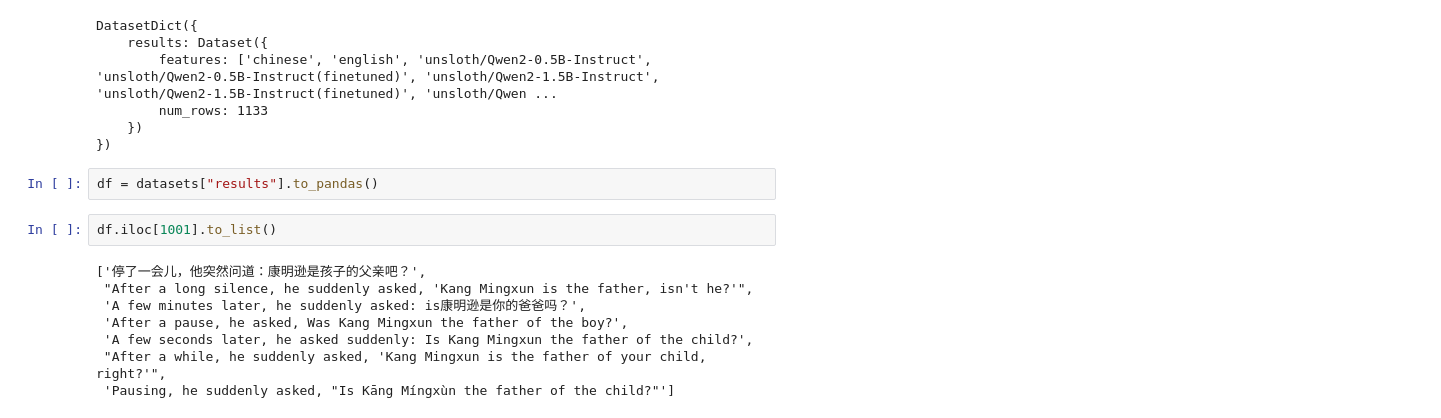
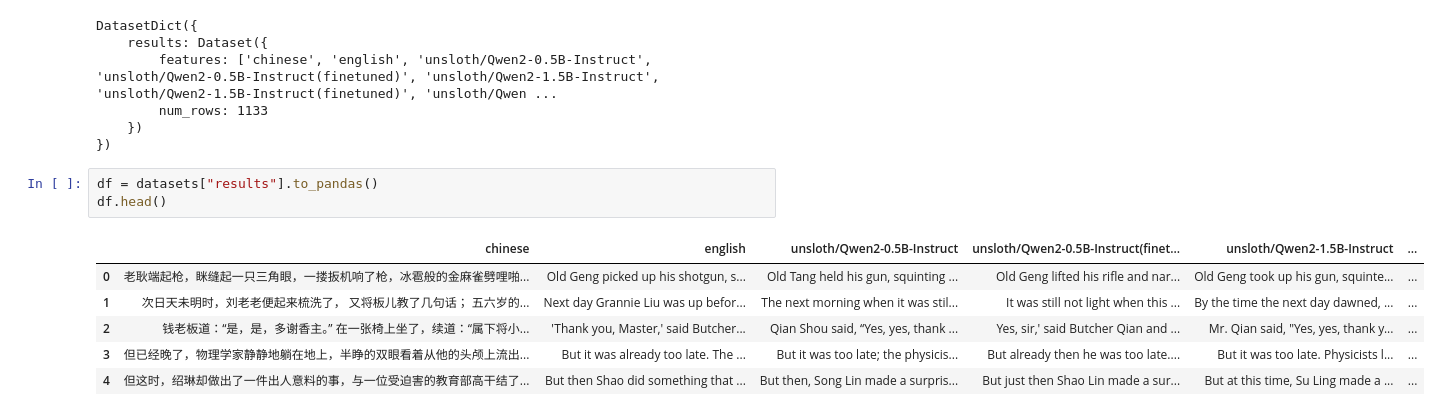
Before and after one commit to smu-ai/novel-translation, a Jupyter notebook: notebooks/00_Data Analysis.ipynb, the cells around one changed output. Cells and saved outputs as stored; diff of their text form.

```diff
--- a/notebooks/00_Data Analysis.ipynb
+++ b/notebooks/00_Data Analysis.ipynb
@@ -63,13 +48,11 @@ DatasetDict({
 })
 # %%
 df = datasets["results"].to_pandas()
+df.head()
+# %% [output]
+|  | chinese | english | unsloth/Qwen2-0.5B-Instruct | unsloth/Qwen2-0.5B-Instruct(finet... | unsloth/Qwen2-1.5B-Instruct | ... |
+| 0 | 老耿端起枪，眯缝起一只三角眼，一搂扳机响了枪，冰雹般的金麻雀劈哩啪... | Old Geng picked up his shotgun, s... | Old Tang held his gun, squinting ... | Old Geng lifted his rifle and nar... | Old Geng took up his gun, squinte... | ... |
+| 1 | 次日天未明时，刘老老便起来梳洗了， 又将板儿教了几句话； 五六岁的... | Next day Grannie Liu was up befor... | The next morning when it was stil... | It was still not light when this ... | By the time the next day dawned, ... | ... |
+| 2 | 钱老板道：“是，是，多谢香主。” 在一张椅上坐了，续道：“属下将小... | 'Thank you, Master,' said Butcher... | Qian Shou said, “Yes, yes, thank ... | Yes, sir,' said Butcher Qian and ... | Mr. Qian said, "Yes, yes, thank y... | ... |
+| 3 | 但已经晚了，物理学家静静地躺在地上，半睁的双眼看着从他的头颅上流出... | But it was already too late. The ... | But it was too late; the physicis... | But already then he was too late.... | But it was too late. Physicists l... | ... |
+| 4 | 但这时，绍琳却做出了一件出人意料的事，与一位受迫害的教育部高干结了... | But then Shao did something that ... | But then, Song Lin made a surpris... | But just then Shao Lin made a sur... | But at this time, Su Ling made a ... | ... |
-# %%
-df.iloc[1001].to_list()
-# %% [output]
-['停了一会儿，他突然问道：康明逊是孩子的父亲吧？',
- "After a long silence, he suddenly asked, 'Kang Mingxun is the father, isn't he?'",
- 'A few minutes later, he suddenly asked: is康明逊是你的爸爸吗？',
- 'After a pause, he asked, Was Kang Mingxun the father of the boy?',
- 'A few seconds later, he asked suddenly: Is Kang Mingxun the father of the child?',
- "After a while, he suddenly asked, 'Kang Mingxun is the father of your child, right?'",
- 'Pausing, he suddenly asked, "Is Kāng Míngxùn the father of the child?"']
```
Also changed, not shown: parts of 15 cells of this notebook, 4 other files.
